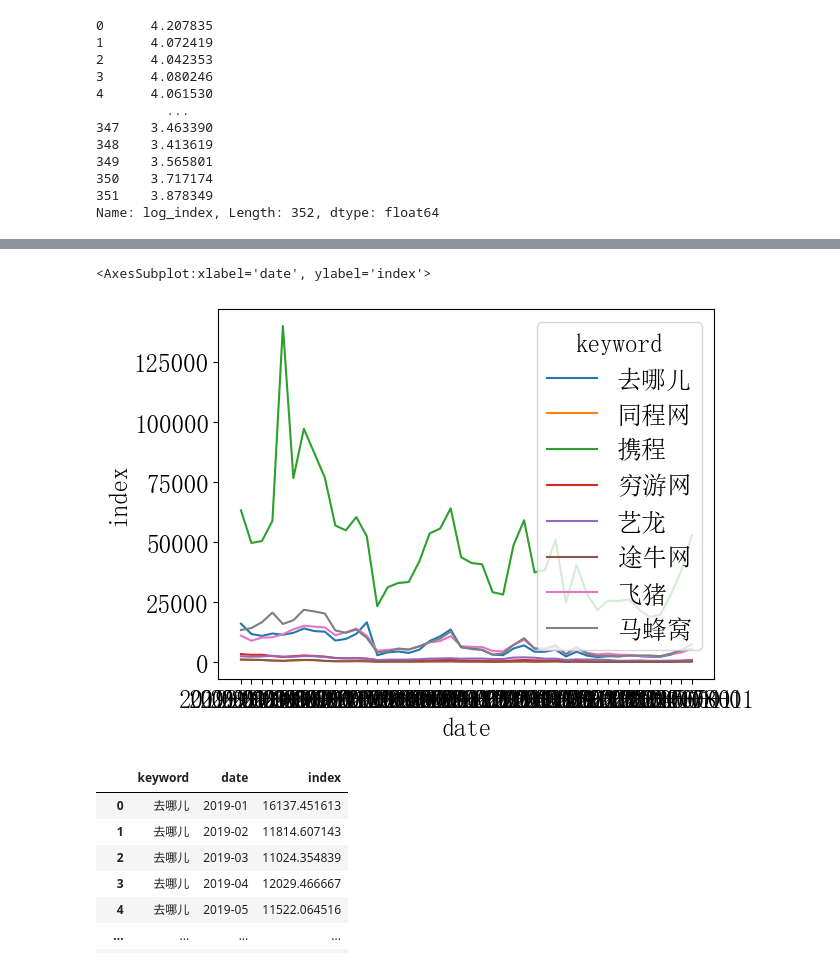
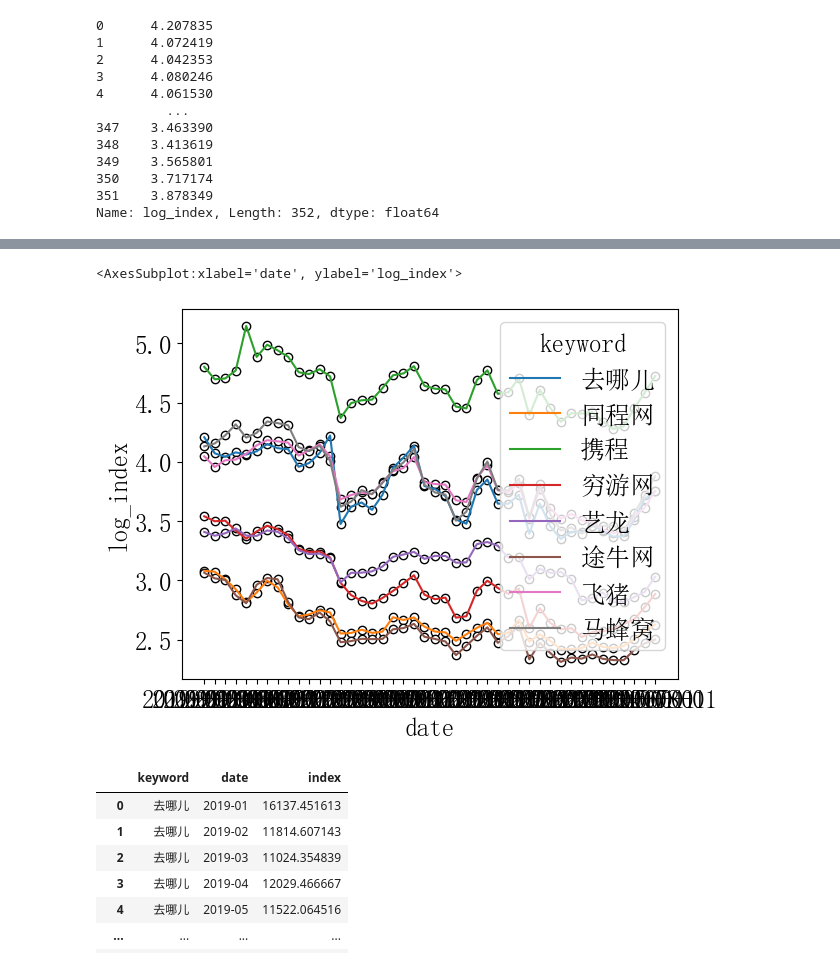
Before and after one commit to 1205129045x/baiduindex, a Jupyter notebook: 未命名.ipynb, the cells around one changed output, grey strips where cells are left out. Drawn from its saved outputs; the diff is of its cells as text; code cells hidden in the pictures.

```diff
--- a/未命名.ipynb
+++ b/未命名.ipynb
@@ -34,18 +41,21 @@ Name: log_index, Length: 352, dtype: float64
 # %%
 from matplotlib import rcParams
 # rcParams配置文件，用来定义各种变量的，这里用来定义字体
 config = {
     "font.family":'serif',
     "font.size": 18,
     "mathtext.fontset":'stix', # 表示可以用latex写公式，stix类似于Time News Romen
     "font.serif": ['SimSun'], # 表示中文用的是宋体
 }
 rcParams.update(config) # 后更新配置，防止字体设置被覆盖
 import seaborn as sns
-sns.lineplot(x='date',y='index',hue='keyword',data=df)
+fig, ax = plt.subplots(1,1)
+ax.plot(df['date'],df['log_index'] , "o",
+        color="k", markerfacecolor="w")  # Baseline and markers on it.
+sns.lineplot(x='date',y='log_index',hue='keyword',data=df)
 # %% [output]
-<AxesSubplot:xlabel='date', ylabel='index'>
+<AxesSubplot:xlabel='date', ylabel='log_index'>
-[figure, old version]
+[figure, new version]
 # %%
 df
 # %% [output]
```
Also changed, not shown: parts of 5 cells of this notebook, 3 other files.
